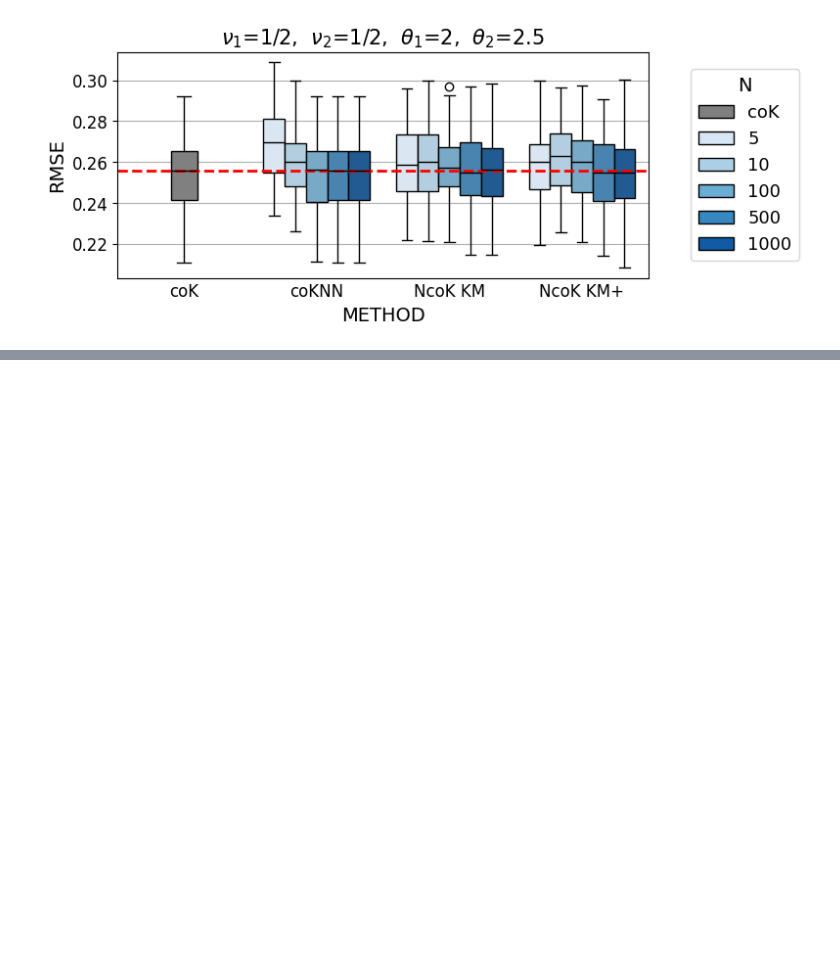
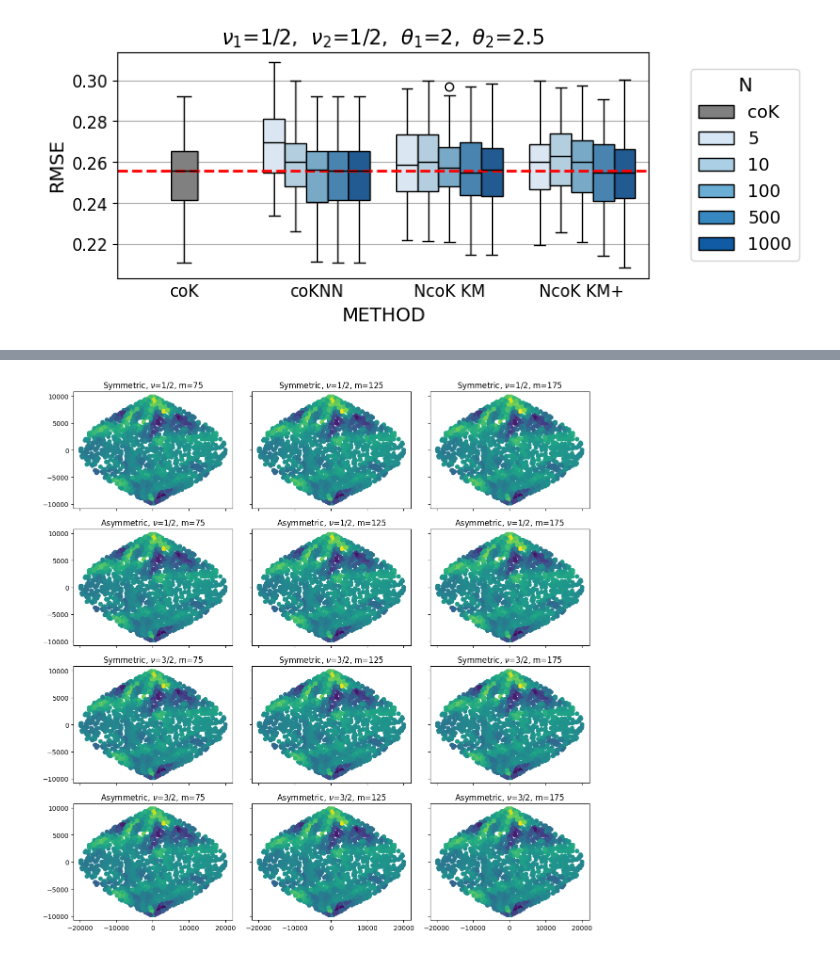
Before and after one commit to AlejandroVillazonG/NestedCoKriging, a Jupyter notebook: graficos.ipynb, the cells around one changed output, grey strips where cells are left out. Saved outputs shown, nothing was run; the diff lists cells and outputs as text; code cells hidden in the pictures; blank space fills up the shorter version.

```diff
--- a/graficos.ipynb
+++ b/graficos.ipynb
@@ -254,0 +329,10 @@ plt.savefig(f'boxplots_{d}_2.png', dpi=200, bbox_inches='tight')
+# %%
+fig, axs = plt.subplots(4,3,figsize=(12,12),sharex=True,sharey=True)
+
+for name, ax in zip(preds.columns[1:], axs.flatten()):
+    sym, nu, m = name.split('_')
+    ax.scatter(X[:,0], X[:,1], c=preds[name])
+    ax.set_title(fr'{'Symmetric' if sym=='True' else 'Asymmetric'}, $\nu$={'1/2' if nu=='0.5' else '3/2'}, m={m}')
+fig.tight_layout()
+# %% [output]
+[figure, added]
```
Also changed, not shown: parts of 13 cells of this notebook.
